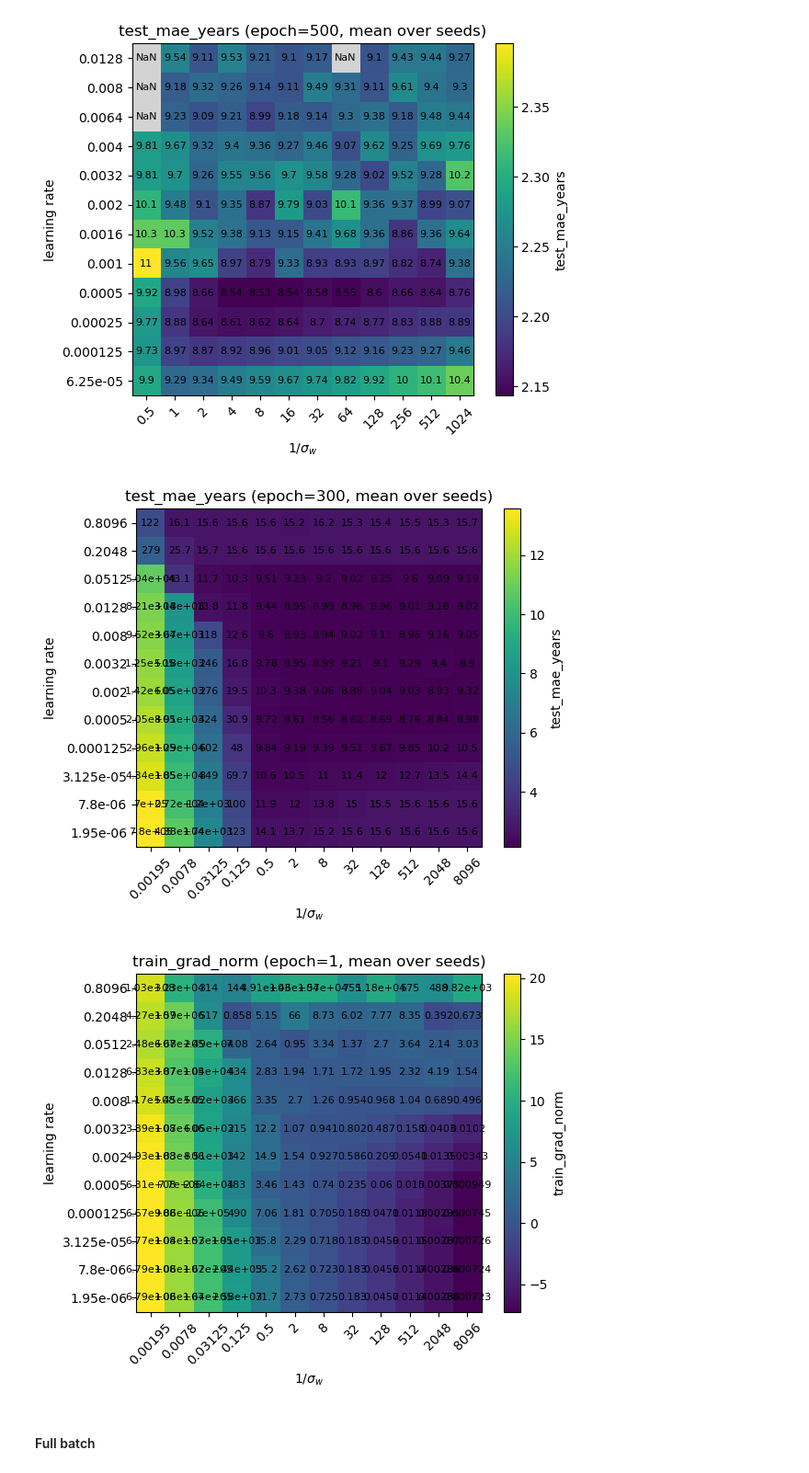
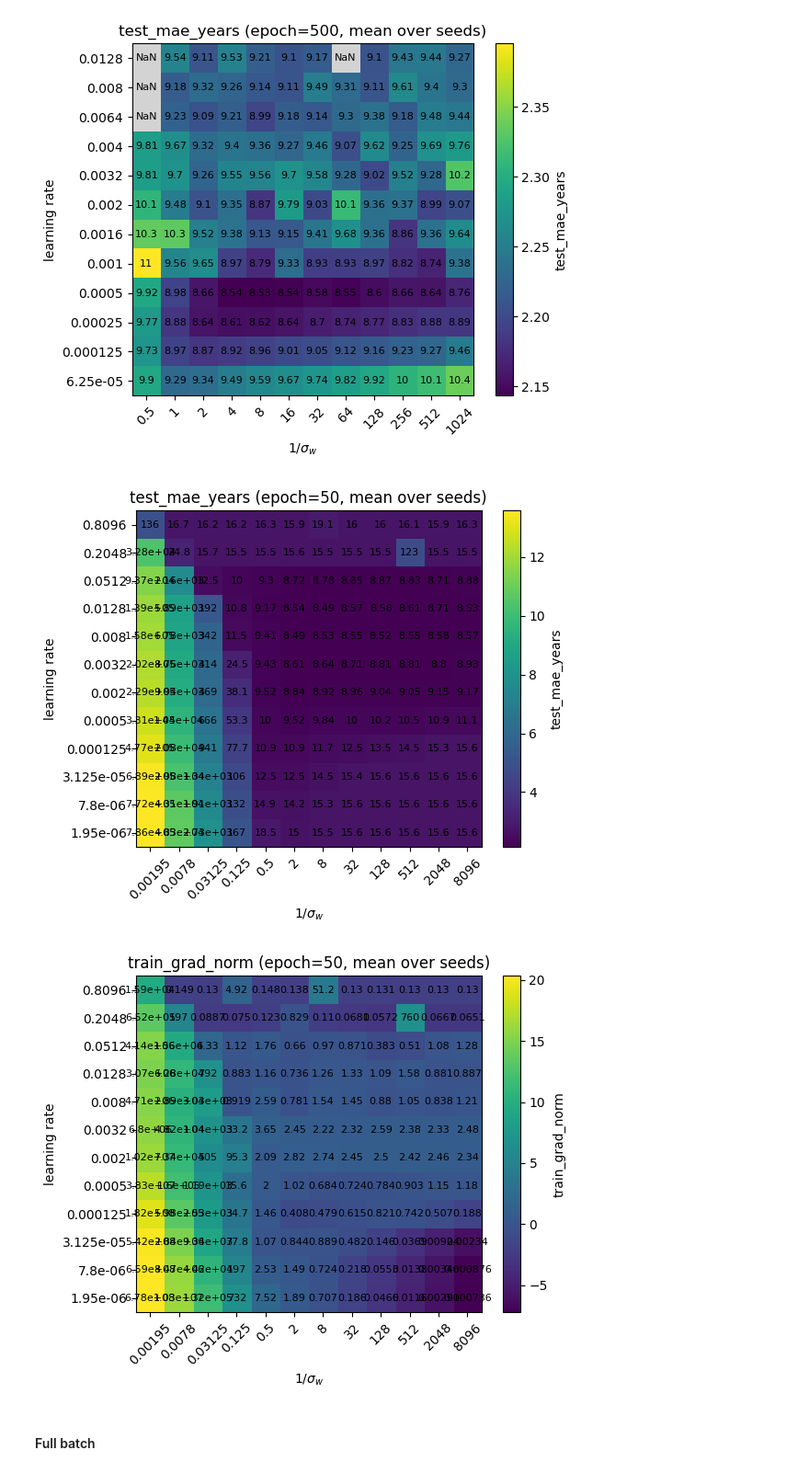
Before and after one commit to f-damico/BBP_in_SGD, a Jupyter notebook: notebook_experiment_2 copy.ipynb, the cells around one changed output. Shown at 92% size. Drawn from its saved outputs; the diff is of its cells as text; code cells hidden in the pictures.

```diff
--- a/notebook_experiment_2 copy.ipynb
+++ b/notebook_experiment_2 copy.ipynb
@@ -712,22 +712,22 @@ plt.show()
 fig, ax, inv_vals, lr_vals, phase, counts = plot_phase_diagram_imshow(
     "collected_results/exp2_dnn_SMALL_sgd_relu_v3.npz",
     metric_key="test_mae_years",
-    epoch= 300,
+    epoch= 50,
     annotate=True,
 )
 plt.show()
 # %% [output]
-[figure, old version]
+[figure, new version]
 # %%
 fig, ax, inv_vals, lr_vals, phase, counts = plot_phase_diagram_imshow(
     "collected_results/exp2_dnn_SMALL_sgd_relu_v3.npz",
     metric_key="train_grad_norm",
-    epoch= 1,
+    epoch= 50,
     annotate=True,
 )
 plt.show()
 # %% [output]
-[figure, old version]
+[figure, new version]
 # %% [markdown]
 #### Full batch
 # %%
```
Also changed, not shown: 5 other files.
